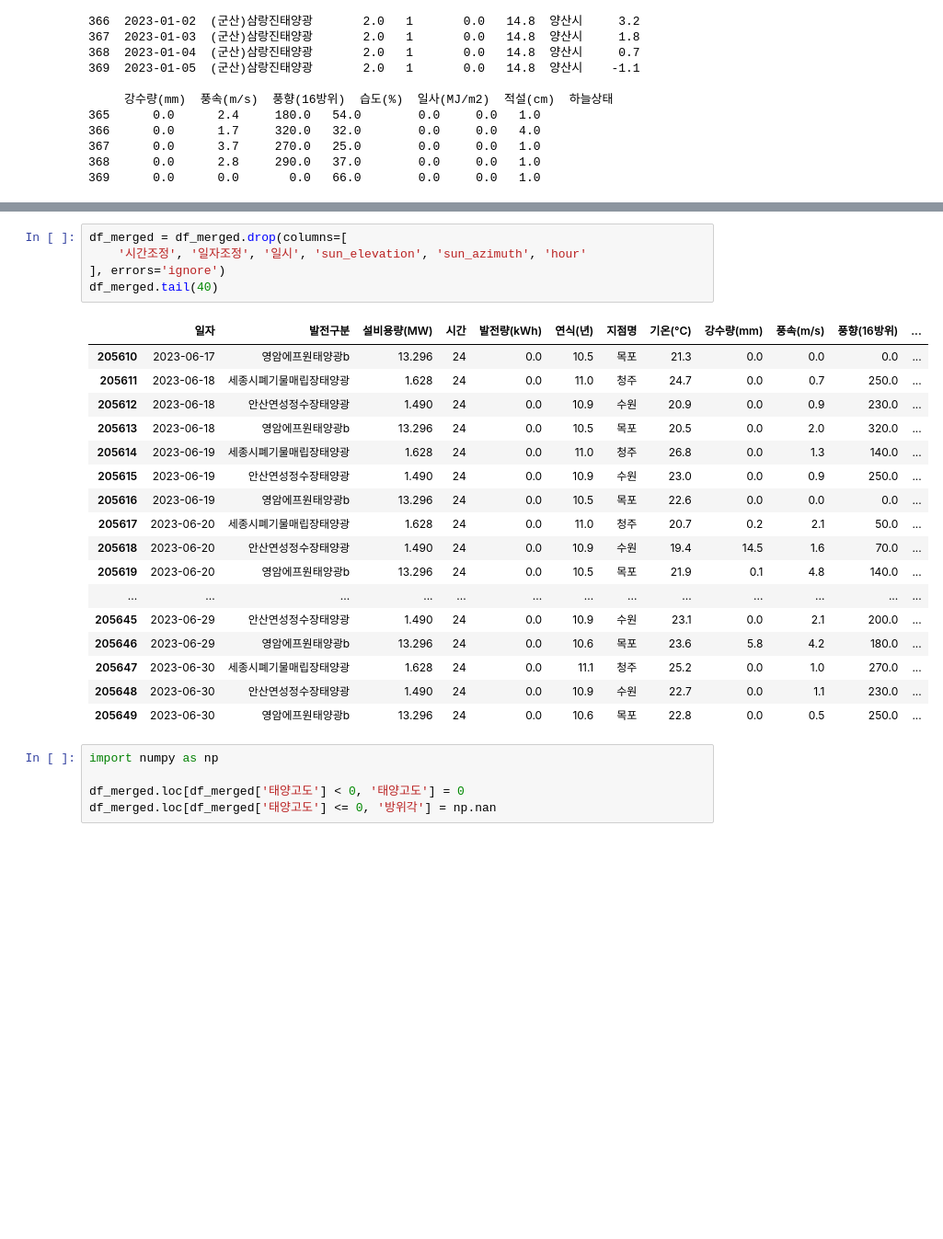
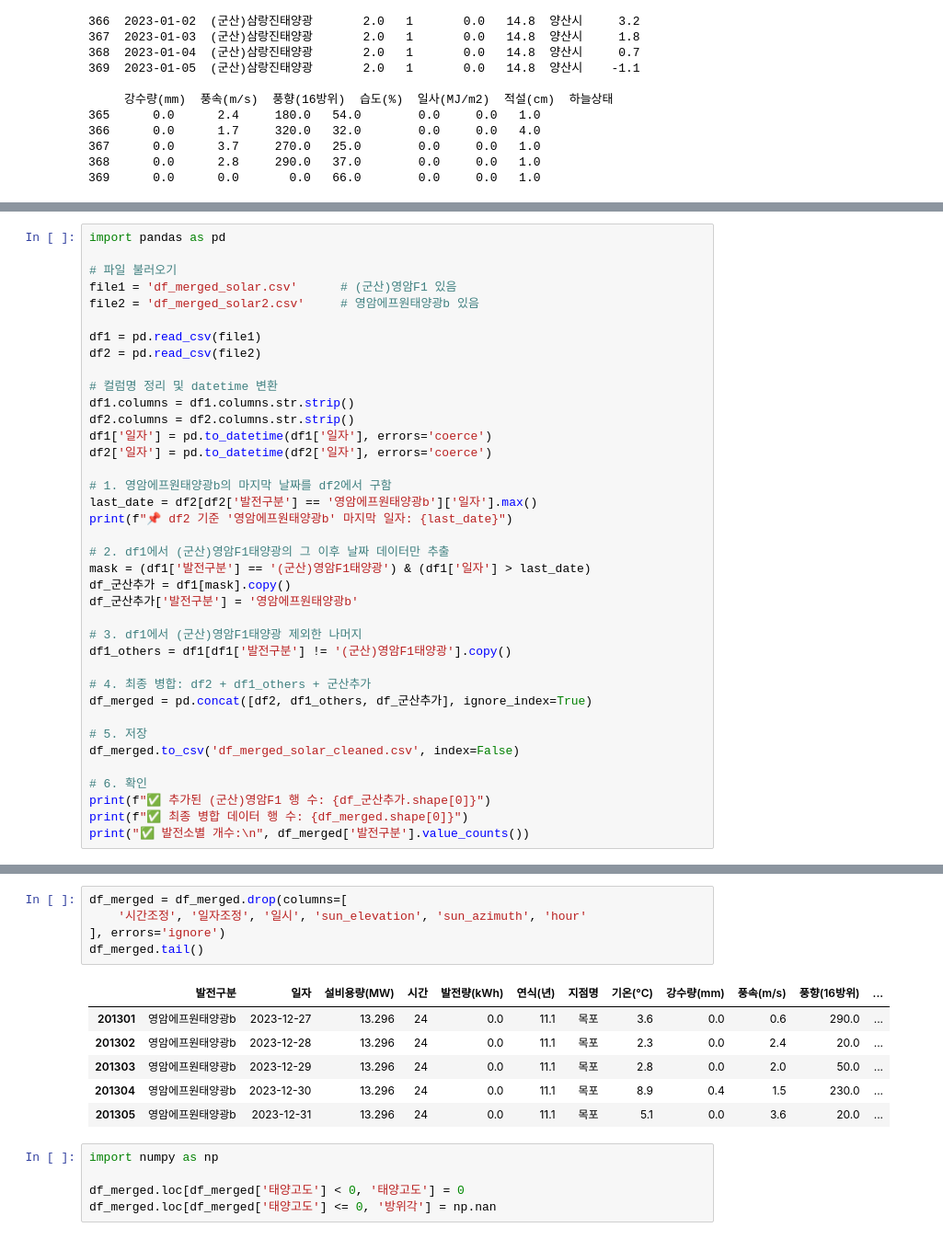
Before and after one commit to seoyoung7879/predict_energy, a Jupyter notebook: 경국/기상청/solar+solar2.ipynb, the cells around one changed output, grey strips where cells are left out. Shown at 92% size. Saved outputs shown, nothing was run; the diff lists cells and outputs as text; blank space fills up the shorter version.

```diff
--- a/경국/기상청/solar+solar2.ipynb
+++ b/경국/기상청/solar+solar2.ipynb
@@ -74,0 +75,38 @@ summarize_unique_values_full(df_merged)
+# %%
+import pandas as pd
+
+# 파일 불러오기
+file1 = 'df_merged_solar.csv'      # (군산)영암F1 있음
+file2 = 'df_merged_solar2.csv'     # 영암에프원태양광b 있음
+
+df1 = pd.read_csv(file1)
+df2 = pd.read_csv(file2)
+
+# 컬럼명 정리 및 datetime 변환
+df1.columns = df1.columns.str.strip()
+df2.columns = df2.columns.str.strip()
+df1['일자'] = pd.to_datetime(df1['일자'], errors='coerce')
+df2['일자'] = pd.to_datetime(df2['일자'], errors='coerce')
+
+# 1. 영암에프원태양광b의 마지막 날짜를 df2에서 구함
+last_date = df2[df2['발전구분'] == '영암에프원태양광b']['일자'].max()
+print(f"📌 df2 기준 '영암에프원태양광b' 마지막 일자: {last_date}")
+
+# 2. df1에서 (군산)영암F1태양광의 그 이후 날짜 데이터만 추출
+mask = (df1['발전구분'] == '(군산)영암F1태양광') & (df1['일자'] > last_date)
+df_군산추가 = df1[mask].copy()
+df_군산추가['발전구분'] = '영암에프원태양광b'
+
+# 3. df1에서 (군산)영암F1태양광 제외한 나머지
+df1_others = df1[df1['발전구분'] != '(군산)영암F1태양광'].copy()
+
+# 4. 최종 병합: df2 + df1_others + 군산추가
+df_merged = pd.concat([df2, df1_others, df_군산추가], ignore_index=True)
+
+# 5. 저장
+df_merged.to_csv('df_merged_solar_cleaned.csv', index=False)
+
+# 6. 확인
+print(f"✅ 추가된 (군산)영암F1 행 수: {df_군산추가.shape[0]}")
+print(f"✅ 최종 병합 데이터 행 수: {df_merged.shape[0]}")
+print("✅ 발전소별 개수:\n", df_merged['발전구분'].value_counts())
@@ -211,26 +261,15 @@ print(summary_hour)
 # %%
 df_merged = df_merged.drop(columns=[
     '시간조정', '일자조정', '일시', 'sun_elevation', 'sun_azimuth', 'hour'
 ], errors='ignore')
-df_merged.tail(40)
+df_merged.tail()
 # %% [output]
-|  | 일자 | 발전구분 | 설비용량(MW) | 시간 | 발전량(kWh) | 연식(년) | 지점명 | 기온(°C) | 강수량(mm) | 풍속(m/s) | 풍향(16방위) | ... |
-| 205610 | 2023-06-17 | 영암에프원태양광b | 13.296 | 24 | 0.0 | 10.5 | 목포 | 21.3 | 0.0 | 0.0 | 0.0 | ... |
-| 205611 | 2023-06-18 | 세종시폐기물매립장태양광 | 1.628 | 24 | 0.0 | 11.0 | 청주 | 24.7 | 0.0 | 0.7 | 250.0 | ... |
-| 205612 | 2023-06-18 | 안산연성정수장태양광 | 1.490 | 24 | 0.0 | 10.9 | 수원 | 20.9 | 0.0 | 0.9 | 230.0 | ... |
-| 205613 | 2023-06-18 | 영암에프원태양광b | 13.296 | 24 | 0.0 | 10.5 | 목포 | 20.5 | 0.0 | 2.0 | 320.0 | ... |
-| 205614 | 2023-06-19 | 세종시폐기물매립장태양광 | 1.628 | 24 | 0.0 | 11.0 | 청주 | 26.8 | 0.0 | 1.3 | 140.0 | ... |
-| 205615 | 2023-06-19 | 안산연성정수장태양광 | 1.490 | 24 | 0.0 | 10.9 | 수원 | 23.0 | 0.0 | 0.9 | 250.0 | ... |
-| 205616 | 2023-06-19 | 영암에프원태양광b | 13.296 | 24 | 0.0 | 10.5 | 목포 | 22.6 | 0.0 | 0.0 | 0.0 | ... |
-| 205617 | 2023-06-20 | 세종시폐기물매립장태양광 | 1.628 | 24 | 0.0 | 11.0 | 청주 | 20.7 | 0.2 | 2.1 | 50.0 | ... |
-| 205618 | 2023-06-20 | 안산연성정수장태양광 | 1.490 | 24 | 0.0 | 10.9 | 수원 | 19.4 | 14.5 | 1.6 | 70.0 | ... |
-| 205619 | 2023-06-20 | 영암에프원태양광b | 13.296 | 24 | 0.0 | 10.5 | 목포 | 21.9 | 0.1 | 4.8 | 140.0 | ... |
-| ... | ... | ... | ... | ... | ... | ... | ... | ... | ... | ... | ... | ... |
-| 205645 | 2023-06-29 | 안산연성정수장태양광 | 1.490 | 24 | 0.0 | 10.9 | 수원 | 23.1 | 0.0 | 2.1 | 200.0 | ... |
-| 205646 | 2023-06-29 | 영암에프원태양광b | 13.296 | 24 | 0.0 | 10.6 | 목포 | 23.6 | 5.8 | 4.2 | 180.0 | ... |
-| 205647 | 2023-06-30 | 세종시폐기물매립장태양광 | 1.628 | 24 | 0.0 | 11.1 | 청주 | 25.2 | 0.0 | 1.0 | 270.0 | ... |
-| 205648 | 2023-06-30 | 안산연성정수장태양광 | 1.490 | 24 | 0.0 | 10.9 | 수원 | 22.7 | 0.0 | 1.1 | 230.0 | ... |
-| 205649 | 2023-06-30 | 영암에프원태양광b | 13.296 | 24 | 0.0 | 10.6 | 목포 | 22.8 | 0.0 | 0.5 | 250.0 | ... |
+|  | 발전구분 | 일자 | 설비용량(MW) | 시간 | 발전량(kWh) | 연식(년) | 지점명 | 기온(°C) | 강수량(mm) | 풍속(m/s) | 풍향(16방위) | ... |
+| 201301 | 영암에프원태양광b | 2023-12-27 | 13.296 | 24 | 0.0 | 11.1 | 목포 | 3.6 | 0.0 | 0.6 | 290.0 | ... |
+| 201302 | 영암에프원태양광b | 2023-12-28 | 13.296 | 24 | 0.0 | 11.1 | 목포 | 2.3 | 0.0 | 2.4 | 20.0 | ... |
+| 201303 | 영암에프원태양광b | 2023-12-29 | 13.296 | 24 | 0.0 | 11.1 | 목포 | 2.8 | 0.0 | 2.0 | 50.0 | ... |
+| 201304 | 영암에프원태양광b | 2023-12-30 | 13.296 | 24 | 0.0 | 11.1 | 목포 | 8.9 | 0.4 | 1.5 | 230.0 | ... |
+| 201305 | 영암에프원태양광b | 2023-12-31 | 13.296 | 24 | 0.0 | 11.1 | 목포 | 5.1 | 0.0 | 3.6 | 20.0 | ... |
 # %%
 import numpy as np
 
```
Also changed, not shown: parts of 7 cells of this notebook, 16 other files.
